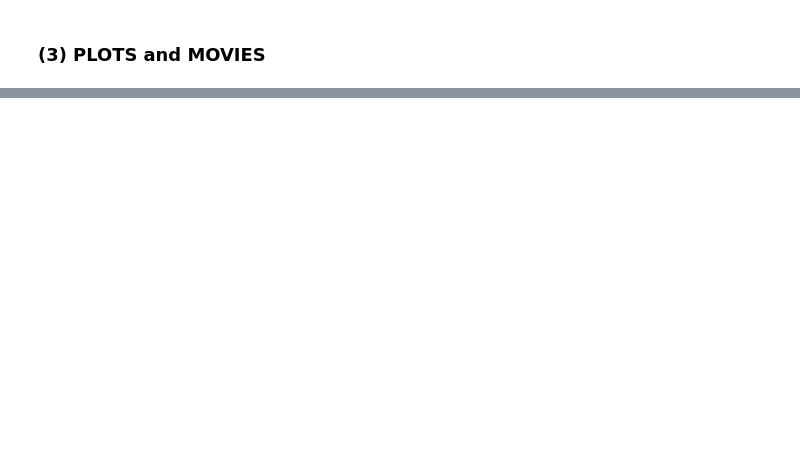
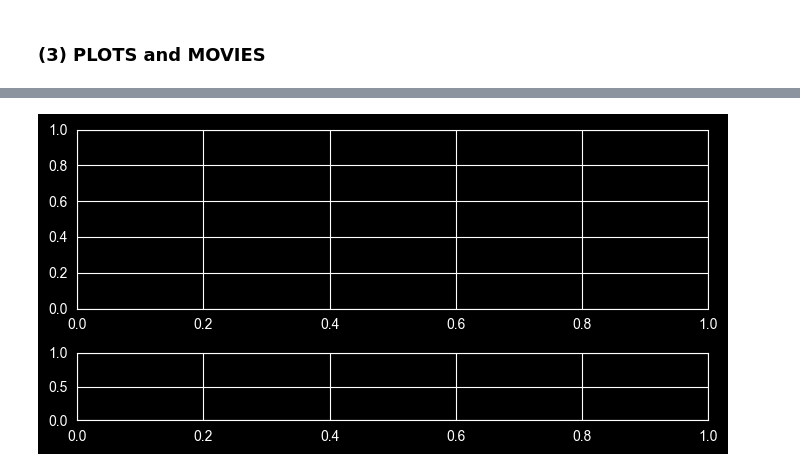
Before and after one commit to helioforecast/auroramaps, a Jupyter notebook: aurora.ipynb, the cells around one changed output, grey strips where cells are left out. Cells and saved outputs as stored; diff of their text form; code cells hidden in the pictures; blank space fills up the shorter version.

```diff
--- a/aurora.ipynb
+++ b/aurora.ipynb
@@ -666,0 +721,15 @@ marble global flux movie frame 11
+# %%
+from matplotlib import pyplot as plt
+from matplotlib import gridspec as gridspec
+plt.rcParams["figure.figsize"] = [7.00, 3.50]
+plt.rcParams["figure.autolayout"] = True
+fig = plt.figure()
+ax = fig.add_subplot(111)
+gs = gridspec.GridSpec(3, 1)
+ax.set_position(gs[0:2].get_position(fig))
+ax.set_subplotspec(gs[0:2])
+fig.add_subplot(gs[2])
+fig.tight_layout()
+plt.show()
+# %% [output]
+[figure, added]
```
Also changed, not shown: parts of 14 cells of this notebook, 6 other files.
